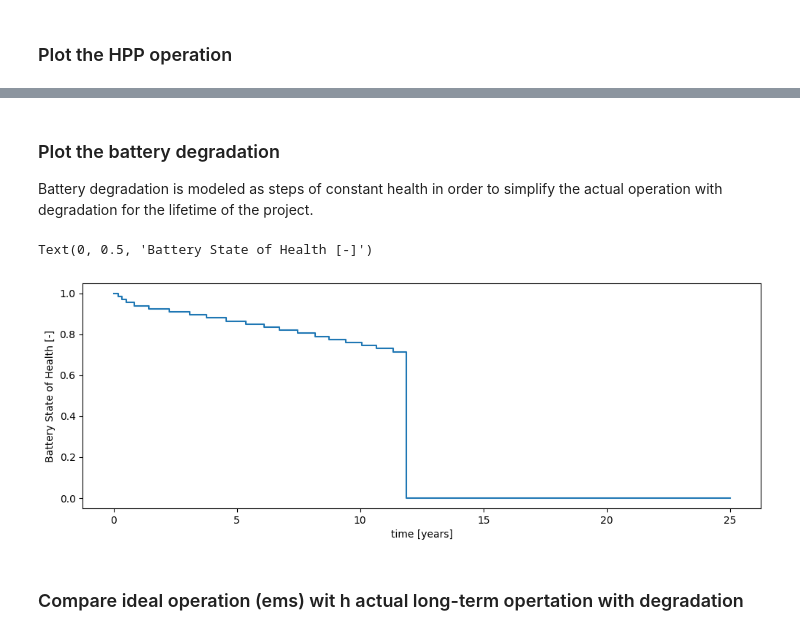
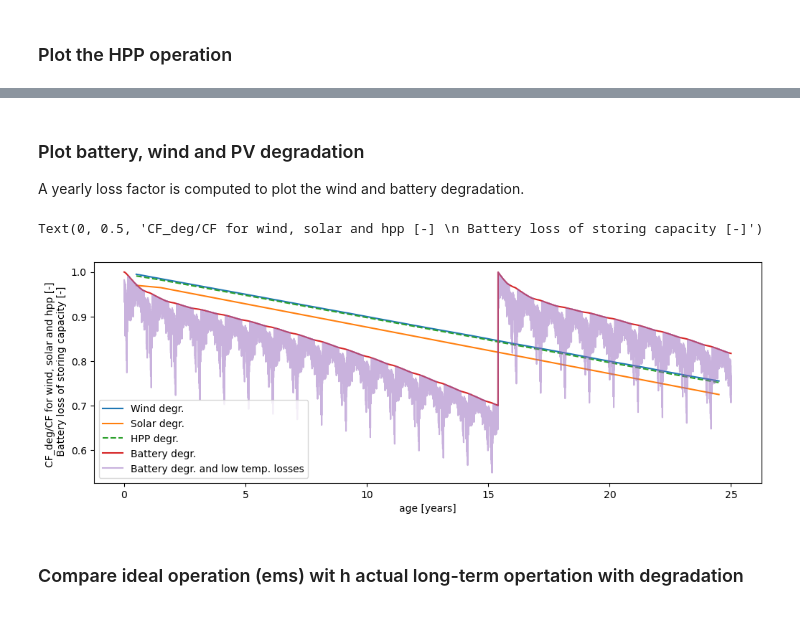
Before and after one commit to MartenDeVries96/hydesign, a Jupyter notebook: docs/notebooks/Quickstart.ipynb, the cells around one changed output, grey strips where cells are left out. Drawn from its saved outputs; the diff is of its cells as text; code cells hidden in the pictures.

Commit message:
Wt degradation

```diff
--- a/docs/notebooks/Quickstart.ipynb
+++ b/docs/notebooks/Quickstart.ipynb
@@ -375,20 +375,5 @@ plt.legend(loc='upper center', bbox_to_anchor=(0.5, 1.15),
-# %% [markdown]
-##
-### Plot the battery degradation
-
-Battery degradation is modeled as steps of constant health in order to simplify the actual operation with degradation for the lifetime of the project.
-# %%
-ii_time = hpp.prob.get_val('battery_degradation.ii_time')
-SoH = hpp.prob.get_val('battery_degradation.SoH')
-
-# append the last values at the end of the life for step ploting
-ii_time_plot = np.append((ii_time/(365*24)),25)
-SoH_plot = np.append(SoH,SoH[-1])
-
-plt.figure(figsize=[12,4])
-plt.step(ii_time_plot, SoH_plot, where='post')
-plt.xlabel('time [years]')
-plt.ylabel('Battery State of Health [-]')
-# %% [output]
-Text(0, 0.5, 'Battery State of Health [-]')
-[figure, removed]
+# %% [markdown]
+##
+### Plot battery, wind and PV degradation
+
+A yearly loss factor is computed to plot the wind and battery degradation.
@@ -395,3 +396,45 @@ Text(0, 0.5, 'Battery State of Health [-]')
+# %%
+df = pd.DataFrame(
+    index=pd.date_range(start='2023-01-01',end='2048-01-01',freq='1H'),
+    )
+df['wind_t_ext'] = np.NaN
+df['wind_t_ext_deg'] = np.NaN
+df['solar_t_ext'] = np.NaN
+df['solar_t_ext_deg'] = np.NaN
+df['hpp_t'] = np.NaN
+df['hpp_t_with_deg'] = np.NaN
+
+df.iloc[:len(age):,0] = wind_t_ext
+df.iloc[:len(age):,1] = wind_t_ext_deg
+df.iloc[:len(age):,2] = solar_t_ext
+df.iloc[:len(age):,3] = solar_t_ext_deg
+df.iloc[:len(age):,4] = hpp_t
+df.iloc[:len(age):,5] = hpp_t_with_deg
+
+df = df.dropna(axis=0)
+
+df_year = df.groupby(df.index.year).mean()
+df_year['age'] = np.arange(len(df_year))+0.5
+
+
+df_year['eff_wind_ts_deg'] = df_year.wind_t_ext_deg.values/df_year.wind_t_ext.values
+df_year['eff_solar_ts_deg'] = df_year.solar_t_ext_deg.values/df_year.solar_t_ext.values
+df_year['eff_hpp_ts_deg'] = df_year.hpp_t_with_deg.values/df_year.hpp_t.values
+# %%
+plt.figure(figsize=[12,4])
+plt.plot(df_year.age, df_year.eff_wind_ts_deg.values, label='Wind degr.')
+plt.plot(df_year.age, df_year.eff_solar_ts_deg.values, label='Solar degr.')
+plt.plot(df_year.age, df_year.eff_hpp_ts_deg.values,  '--', label='HPP degr.')
+plt.plot( age, SoH, label='Battery degr.')
+plt.plot( age, SoH_all, label='Battery degr. and low temp. losses', alpha=0.5)
+
+plt.legend()
+
+plt.xlabel('age [years]')
+plt.ylabel('CF_deg/CF for wind, solar and hpp [-] \n Battery loss of storing capacity [-]')
+# %% [output]
+Text(0, 0.5, 'CF_deg/CF for wind, solar and hpp [-] \n Battery loss of storing capacity [-]')
+[figure, added]
 # %% [markdown]
 ##
 ### Compare ideal operation (ems) wit h actual long-term opertation with degradation
```
Also changed, not shown: parts of 11 cells of this notebook, 26 other files.
